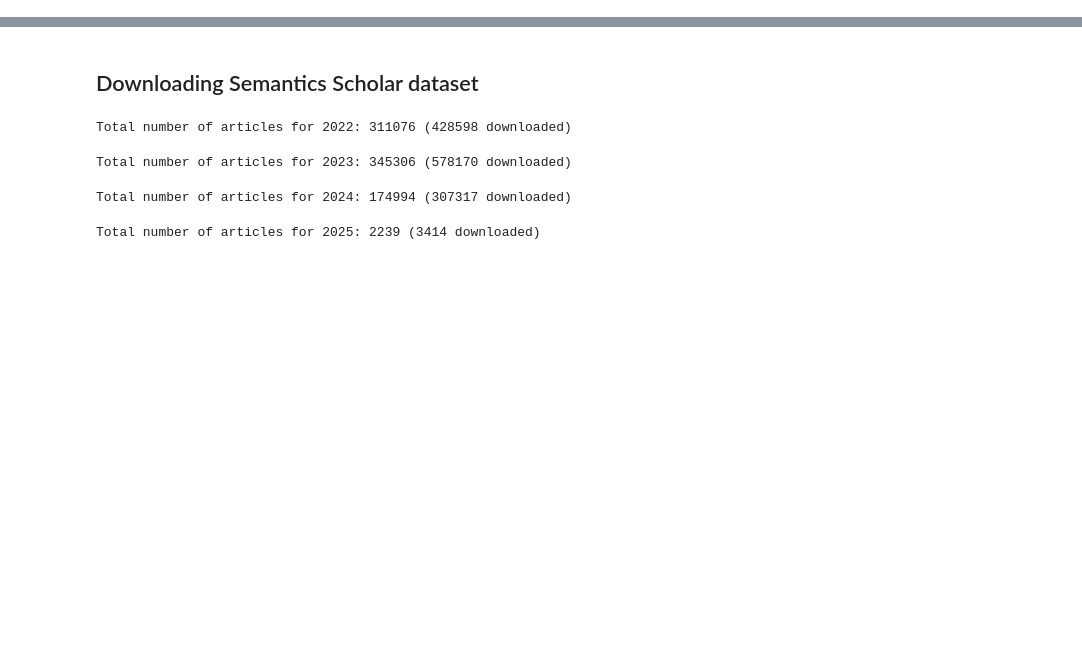
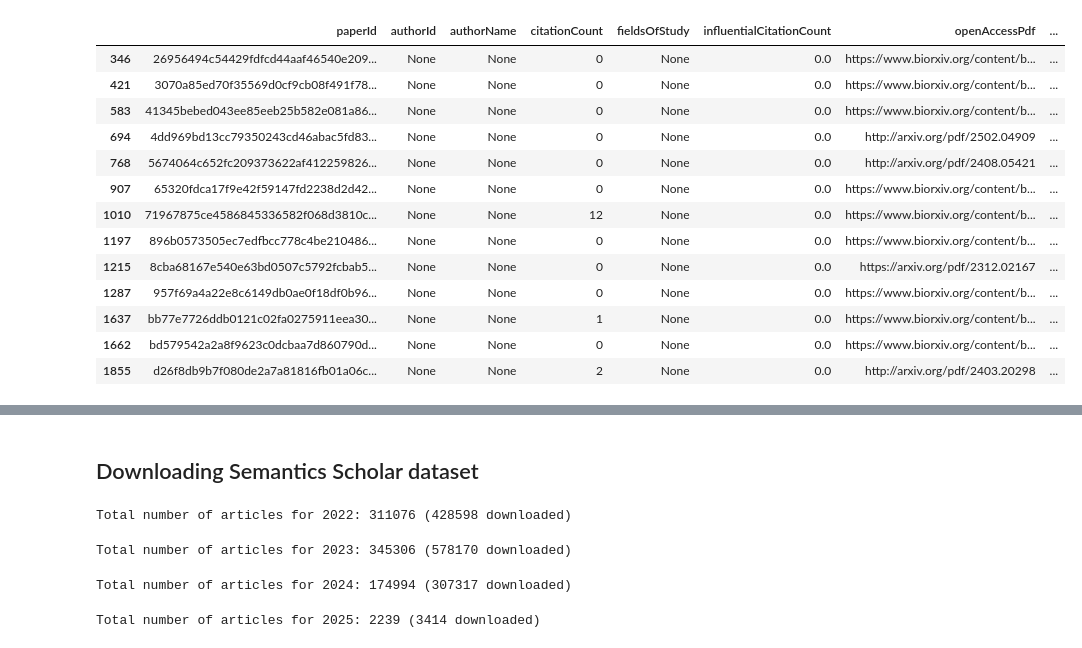
Before and after one commit to justjul/asXai, a Jupyter notebook: notebooks/fetch_database.ipynb, the cells around one changed output, grey strips where cells are left out. Drawn from its saved outputs; the diff is of its cells as text; code cells hidden in the pictures; blank space fills up the shorter version.

```diff
--- a/notebooks/fetch_database.ipynb
+++ b/notebooks/fetch_database.ipynb
@@ -49,0 +146,10 @@ display(data)
+# %%
+from dataset import load_dataset
+
+paperdata = load_dataset(dataset_source='s2',
+                                  subsets=2025,
+                                  data_types=['text', 'metadata'],
+                                  filters=None, #[('abstract', '==', 'None')],
+                                  n_jobs=21)
+display(paperdata["metadata"])
+display(paperdata["text"])
@@ -49,0 +183,17 @@ display(data)
+# %%
+paperdata["metadata"][paperdata["metadata"]['fieldsOfStudy'].isna()]
+# %% [output]
+|  | paperId | authorId | authorName | citationCount | fieldsOfStudy | influentialCitationCount | openAccessPdf | ... |
+| 346 | 26956494c54429fdfcd44aaf46540e209... | None | None | 0 | None | 0.0 | https://www.biorxiv.org/content/b... | ... |
+| 421 | 3070a85ed70f35569d0cf9cb08f491f78... | None | None | 0 | None | 0.0 | https://www.biorxiv.org/content/b... | ... |
+| 583 | 41345bebed043ee85eeb25b582e081a86... | None | None | 0 | None | 0.0 | https://www.biorxiv.org/content/b... | ... |
+| 694 | 4dd969bd13cc79350243cd46abac5fd83... | None | None | 0 | None | 0.0 | http://arxiv.org/pdf/2502.04909 | ... |
+| 768 | 5674064c652fc209373622af412259826... | None | None | 0 | None | 0.0 | http://arxiv.org/pdf/2408.05421 | ... |
+| 907 | 65320fdca17f9e42f59147fd2238d2d42... | None | None | 0 | None | 0.0 | https://www.biorxiv.org/content/b... | ... |
+| 1010 | 71967875ce4586845336582f068d3810c... | None | None | 12 | None | 0.0 | https://www.biorxiv.org/content/b... | ... |
+| 1197 | 896b0573505ec7edfbcc778c4be210486... | None | None | 0 | None | 0.0 | https://www.biorxiv.org/content/b... | ... |
+| 1215 | 8cba68167e540e63bd0507c5792fcbab5... | None | None | 0 | None | 0.0 | https://arxiv.org/pdf/2312.02167 | ... |
+| 1287 | 957f69a4a22e8c6149db0ae0f18df0b96... | None | None | 0 | None | 0.0 | https://www.biorxiv.org/content/b... | ... |
+| 1637 | bb77e7726ddb0121c02fa0275911eea30... | None | None | 1 | None | 0.0 | https://www.biorxiv.org/content/b... | ... |
+| 1662 | bd579542a2a8f9623c0dcbaa7d860790d... | None | None | 0 | None | 0.0 | https://www.biorxiv.org/content/b... | ... |
+| 1855 | d26f8db9b7f080de2a7a81816fb01a06c... | None | None | 2 | None | 0.0 | http://arxiv.org/pdf/2403.20298 | ... |
```
Also changed, not shown: parts of 9 cells of this notebook, 8 other files.
